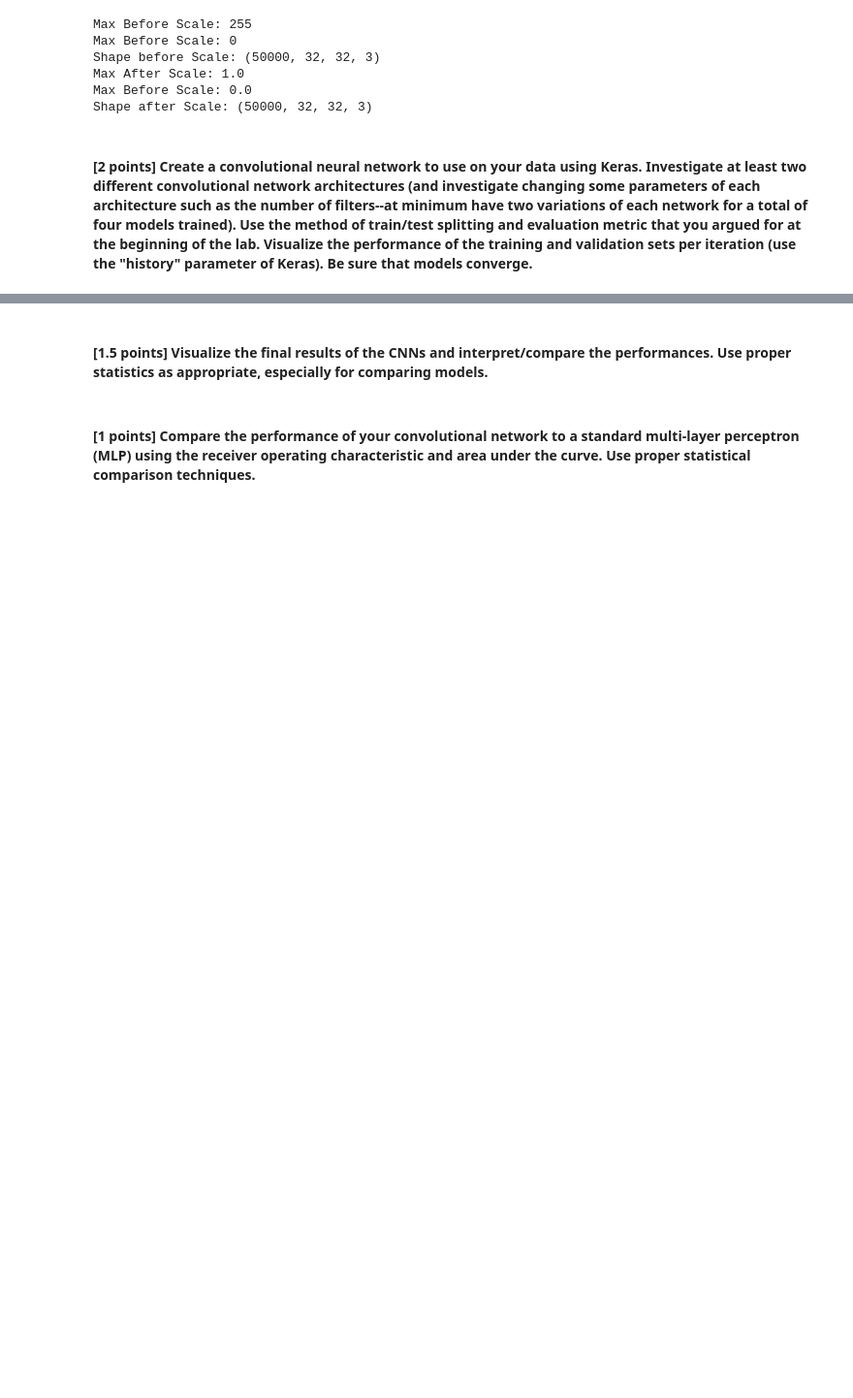
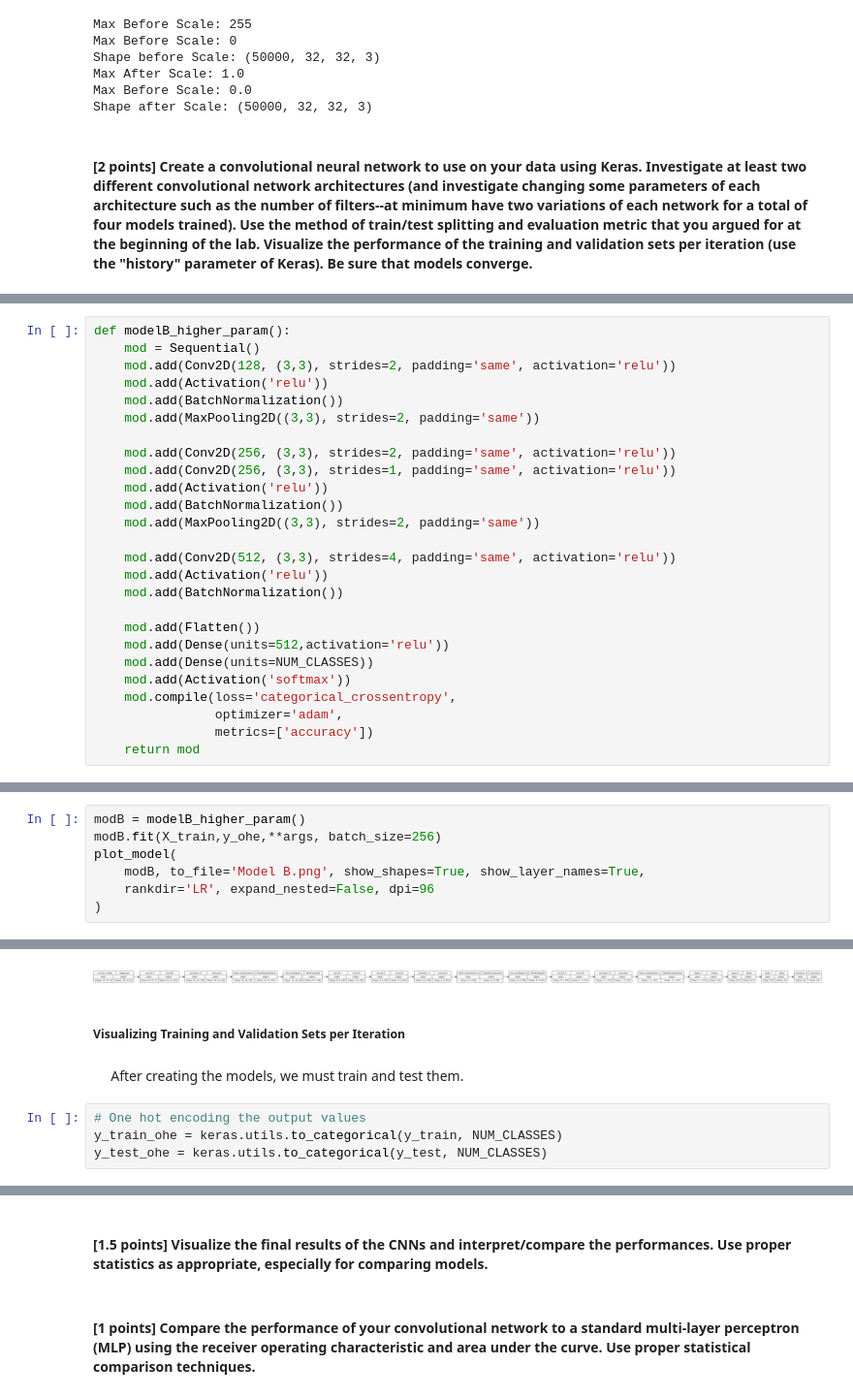
Before and after one commit to diogo-fae/ML-Lab-Six--CNNs, a Jupyter notebook: Lab Six: CNNs.ipynb, the cells around one changed output, grey strips where cells are left out. Shown: that part at 97% size. Saved outputs shown, nothing was run; the diff lists cells and outputs as text; blank space fills up the shorter version.

```diff
--- a/Lab Six: CNNs.ipynb
+++ b/Lab Six: CNNs.ipynb
@@ -443,0 +405,26 @@ NameError: name 'model' is not defined
+# %%
+def modelB_higher_param():
+    mod = Sequential()
+    mod.add(Conv2D(128, (3,3), strides=2, padding='same', activation='relu'))
+    mod.add(Activation('relu'))
+    mod.add(BatchNormalization())
+    mod.add(MaxPooling2D((3,3), strides=2, padding='same'))
+
+    mod.add(Conv2D(256, (3,3), strides=2, padding='same', activation='relu'))
+    mod.add(Conv2D(256, (3,3), strides=1, padding='same', activation='relu'))
+    mod.add(Activation('relu'))
+    mod.add(BatchNormalization())
+    mod.add(MaxPooling2D((3,3), strides=2, padding='same'))
+
+    mod.add(Conv2D(512, (3,3), strides=4, padding='same', activation='relu'))
+    mod.add(Activation('relu'))
+    mod.add(BatchNormalization())
+
+    mod.add(Flatten())
+    mod.add(Dense(units=512,activation='relu'))
+    mod.add(Dense(units=NUM_CLASSES))
+    mod.add(Activation('softmax'))
+    mod.compile(loss='categorical_crossentropy',
+                optimizer='adam',
+                metrics=['accuracy'])
+    return mod
@@ -443,0 +452,8 @@ NameError: name 'model' is not defined
+# %%
+modB = modelB_higher_param()
+modB.fit(X_train,y_ohe,**args, batch_size=256)
+plot_model(
+    modB, to_file='Model B.png', show_shapes=True, show_layer_names=True,
+    rankdir='LR', expand_nested=False, dpi=96
+)
+# %% [output]
@@ -443,0 +461,9 @@ NameError: name 'model' is not defined
+[figure, added]
+# %% [markdown]
+##### Visualizing Training and Validation Sets per Iteration
+# %% [markdown]
+&nbsp;&nbsp;&nbsp;&nbsp;&nbsp;After creating the models, we must train and test them.
+# %%
+# One hot encoding the output values
+y_train_ohe = keras.utils.to_categorical(y_train, NUM_CLASSES)
+y_test_ohe = keras.utils.to_categorical(y_test, NUM_CLASSES)
```
Also changed, not shown: parts of 42 cells of this notebook, 3 other files.
